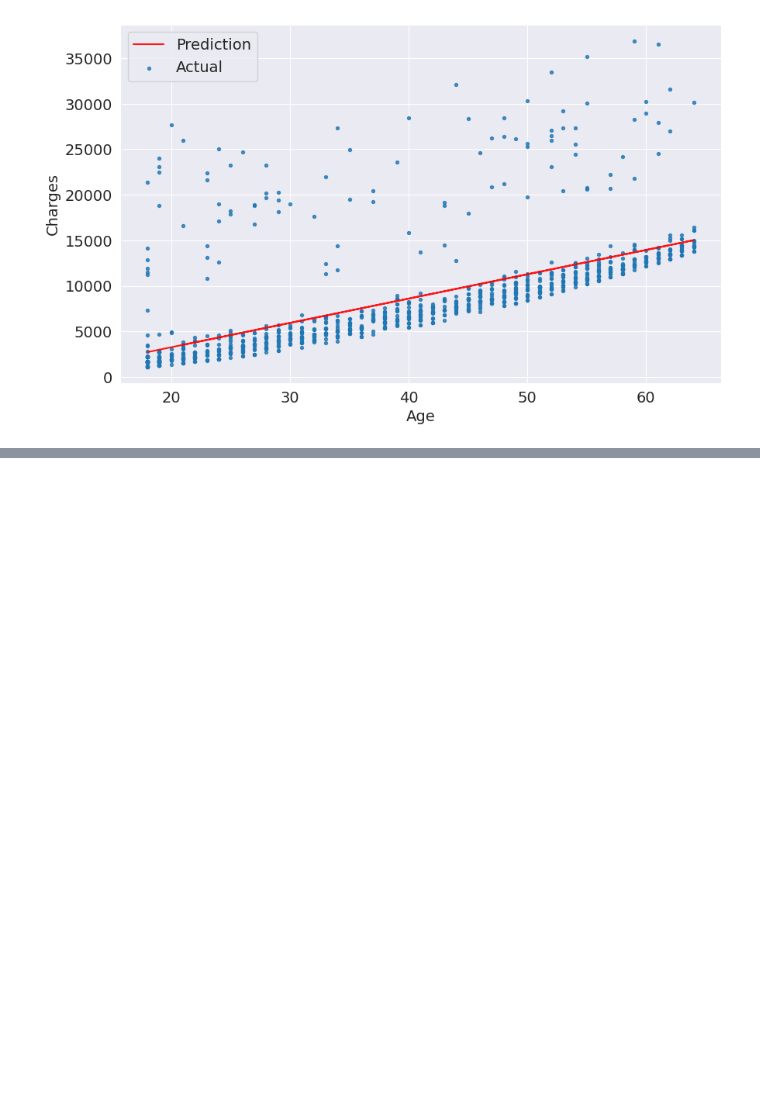
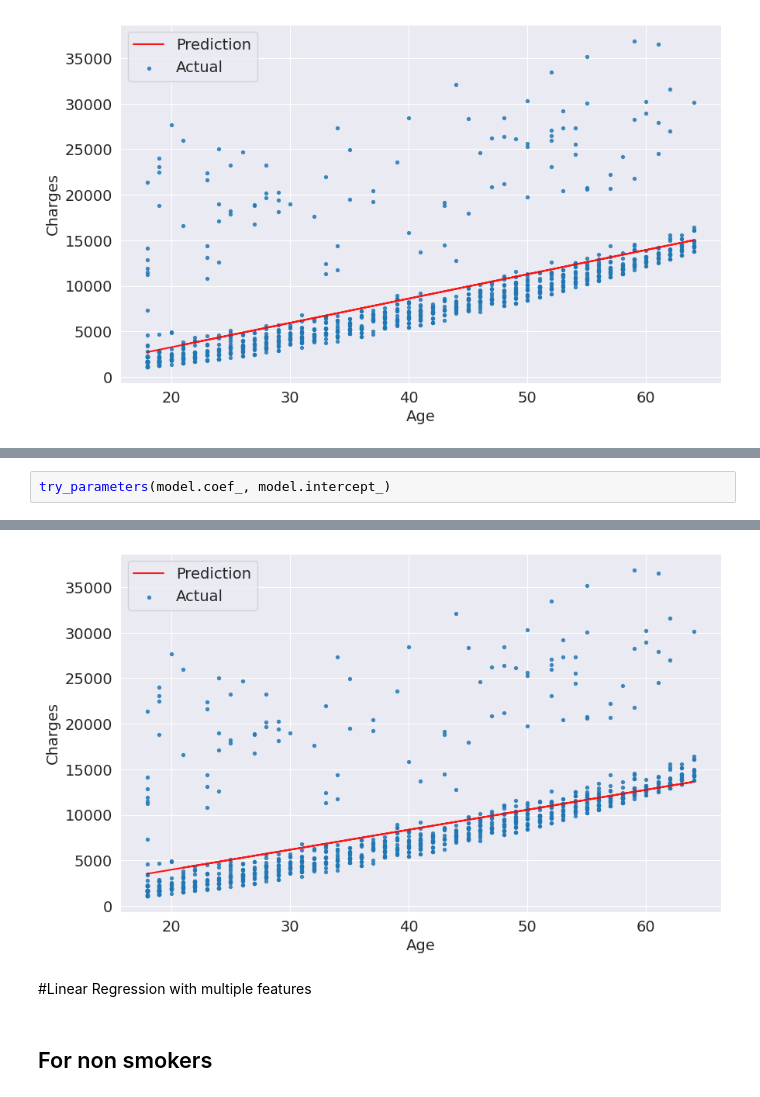
Before and after one commit to krishnasree5/health-insurance-prediction, a Jupyter notebook: HealthInsurancePrediction.ipynb, the cells around one changed output, grey strips where cells are left out. Drawn from its saved outputs; the diff is of its cells as text; blank space fills up the shorter version.

```diff
--- a/HealthInsurancePrediction.ipynb
+++ b/HealthInsurancePrediction.ipynb
@@ -489,0 +567,3 @@ RMSE Loss:  4662.505766636395
+# %%
+try_parameters(model.coef_, model.intercept_)
+# %% [output]
@@ -489,0 +571,5 @@ RMSE Loss:  4662.505766636395
+[figure, added]
+# %% [markdown]
+#Linear Regression with multiple features
+# %% [markdown]
+## For non smokers
```
Also changed, not shown: parts of 37 cells of this notebook.
